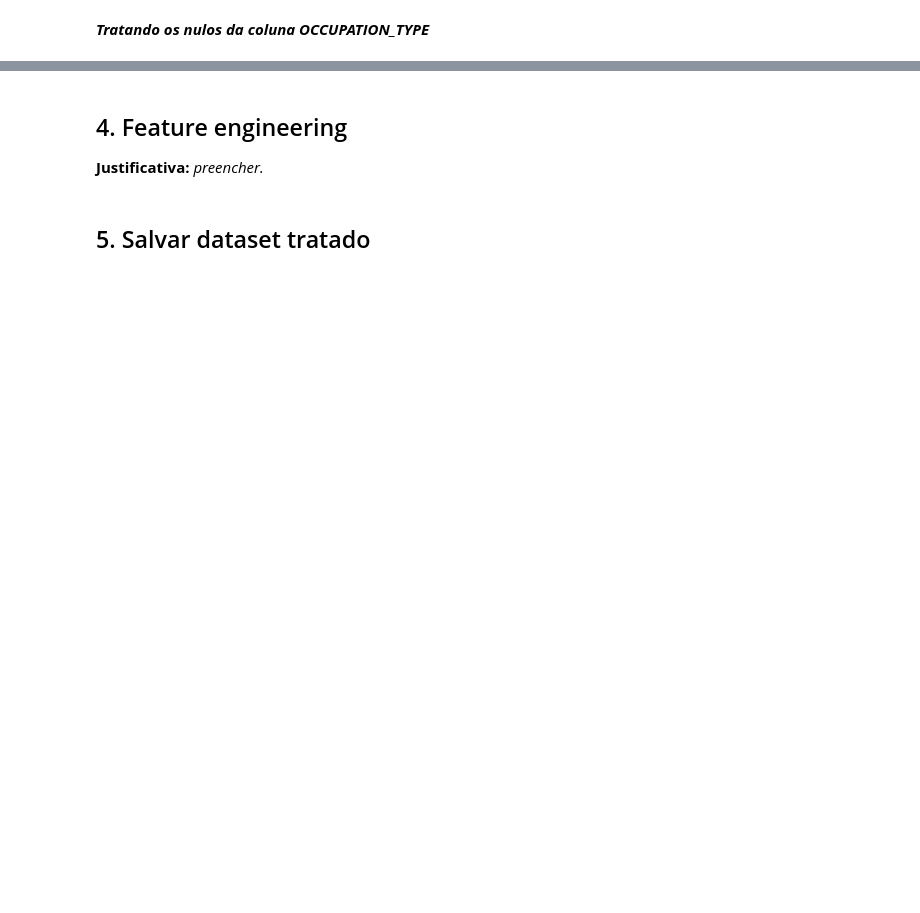
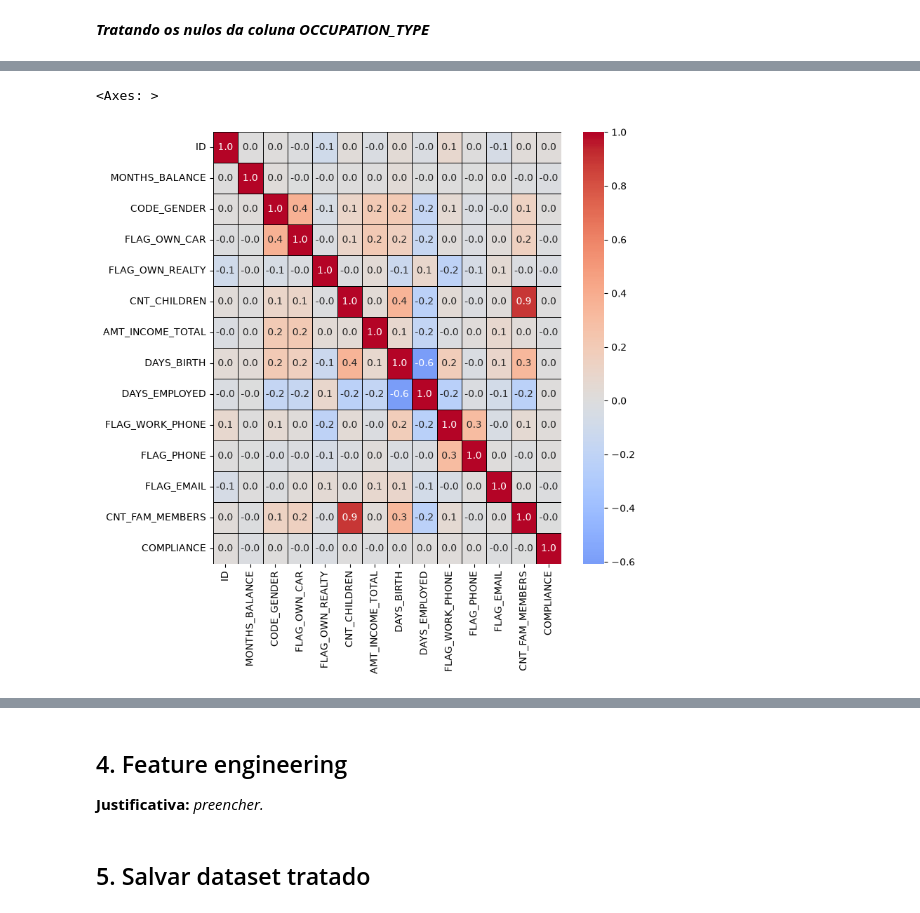
Before and after one commit to dianafismed/postech-tech-challenge-fase2, a Jupyter notebook: notebooks/02_preprocessamento.ipynb, the cells around one changed output, grey strips where cells are left out. Drawn from its saved outputs; the diff is of its cells as text; code cells hidden in the pictures; blank space fills up the shorter version.

```diff
--- a/notebooks/02_preprocessamento.ipynb
+++ b/notebooks/02_preprocessamento.ipynb
@@ -128,0 +112,8 @@ df.FLAG_OWN_REALTY = df.FLAG_OWN_REALTY.apply(lambda x: 1 if x == 'Y' else 0)
+# %%
+# Criando de uma coluna chamada COMPLIANCE que será preenchida com 0 ou 1
+cliente['COMPLIANCE'] = cliente.STATUS.apply(lambda s: 1 if any(char in bad_status for char in str(s)) else 0)
+
+# Excluindo da coluna STATUS, que não será mais utilizada
+cliente.drop(columns='STATUS', inplace=True)
+
+cliente.COMPLIANCE.unique()
@@ -128,0 +122,4 @@ df.FLAG_OWN_REALTY = df.FLAG_OWN_REALTY.apply(lambda x: 1 if x == 'Y' else 0)
+# %%
+# Juntando os 2 dataframes
+df = pd.merge(df, cliente, on='ID', how='inner')
+df.head()
@@ -128,0 +160,9 @@ df.FLAG_OWN_REALTY = df.FLAG_OWN_REALTY.apply(lambda x: 1 if x == 'Y' else 0)
+# %%
+# Separando as colunas
+colunas = ['CODE_GENDER','FLAG_OWN_CAR','FLAG_OWN_REALTY']
+
+# Aplicando o label_encorder
+label_encoder = LabelEncoder()
+for i in colunas:
+  df[i] = label_encoder.fit_transform(df[i])
+df.head()
@@ -128,0 +178,4 @@ df.FLAG_OWN_REALTY = df.FLAG_OWN_REALTY.apply(lambda x: 1 if x == 'Y' else 0)
+# %%
+# Excluindo a coluna FLAG_MOBIL que contém apenas 1 valor e não será interessante para a análise
+
+df.drop(columns='FLAG_MOBIL', inplace = True)
@@ -128,0 +207,7 @@ df.FLAG_OWN_REALTY = df.FLAG_OWN_REALTY.apply(lambda x: 1 if x == 'Y' else 0)
+# %%
+plt.figure(figsize=(8, 8))
+matriz_corr = df.corr(numeric_only=True)
+sns.heatmap(matriz_corr, annot=True, cmap="coolwarm", fmt=".1f", center=0, linewidths=0.5, linecolor='black')
+# %% [output]
+<Axes: >
+[figure, added]
```
Also changed, not shown: parts of 32 cells of this notebook, 1 other file.
